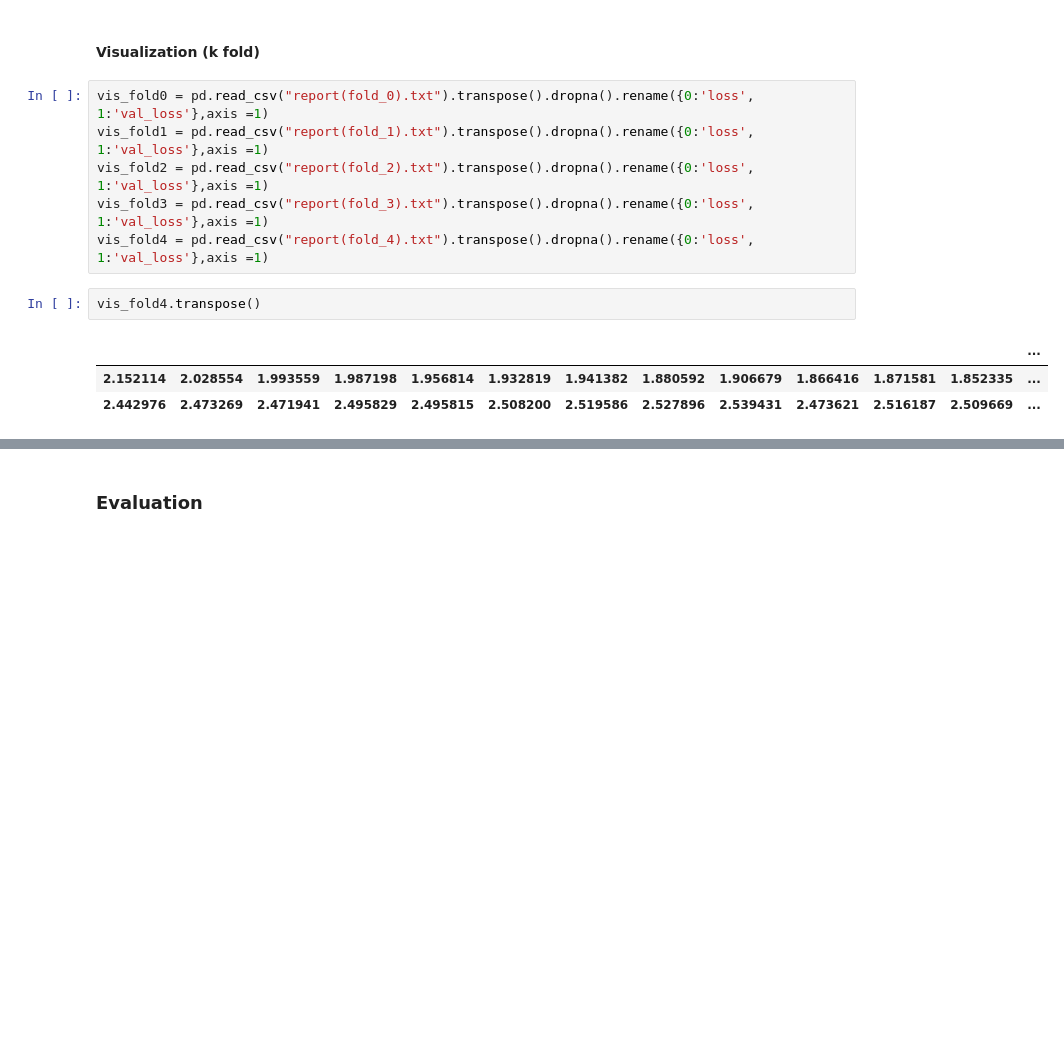
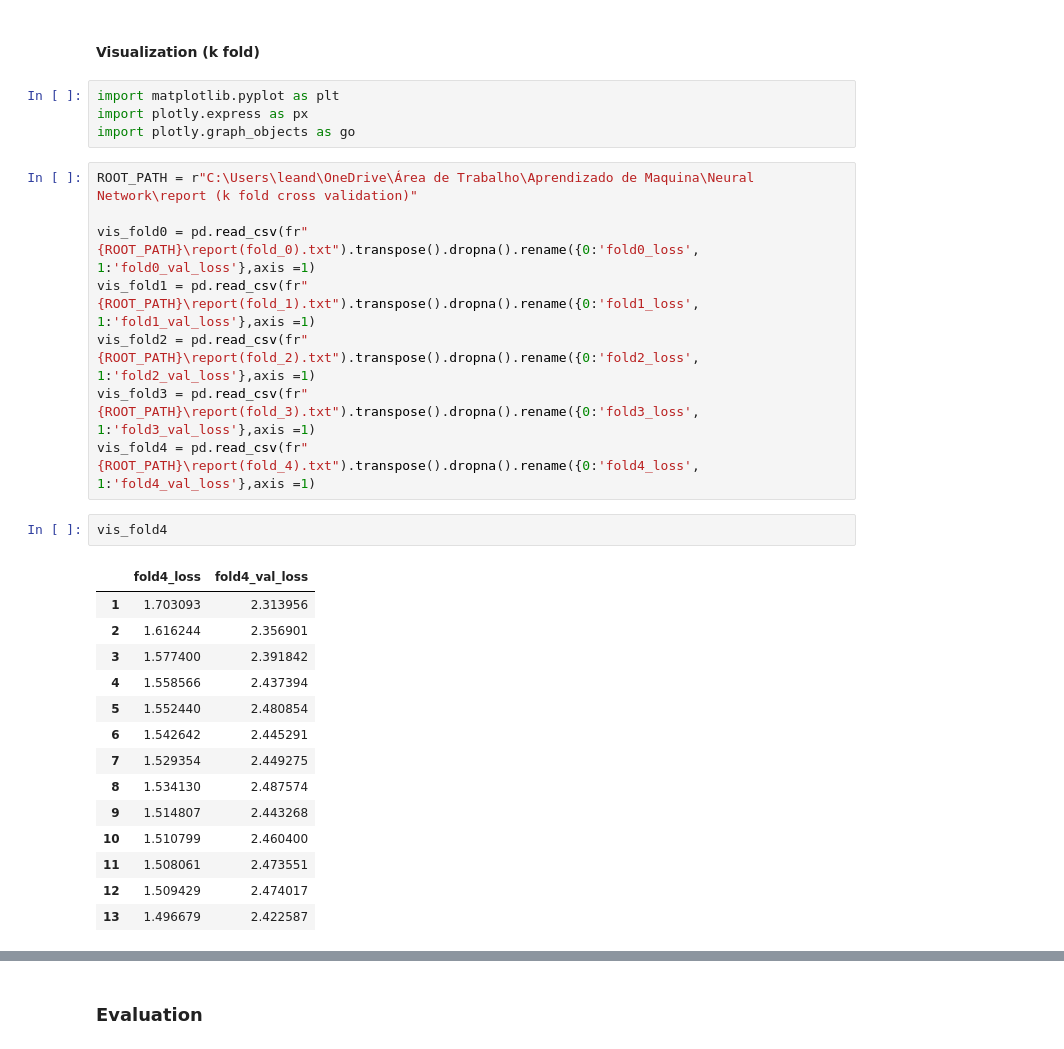
Before and after one commit to Leandro-Bernardo/Machine-Learning, a Jupyter notebook: Python/Neural Network/NeuralNetwork.ipynb, the cells around one changed output, grey strips where cells are left out. Drawn from its saved outputs; the diff is of its cells as text; blank space fills up the shorter version.

```diff
--- a/Python/Neural Network/NeuralNetwork.ipynb
+++ b/Python/Neural Network/NeuralNetwork.ipynb
@@ -366,14 +369,31 @@ for fold in k_folds.keys():
 # %% [markdown]
 #### Visualization (k fold)
+# %%
+import matplotlib.pyplot as plt
+import plotly.express as px
+import plotly.graph_objects as go
 # %%
-vis_fold0 = pd.read_csv("report(fold_0).txt").transpose().dropna().rename({0:'loss', 1:'val_loss'},axis =1)
-vis_fold1 = pd.read_csv("report(fold_1).txt").transpose().dropna().rename({0:'loss', 1:'val_loss'},axis =1)
-vis_fold2 = pd.read_csv("report(fold_2).txt").transpose().dropna().rename({0:'loss', 1:'val_loss'},axis =1)
-vis_fold3 = pd.read_csv("report(fold_3).txt").transpose().dropna().rename({0:'loss', 1:'val_loss'},axis =1)
-vis_fold4 = pd.read_csv("report(fold_4).txt").transpose().dropna().rename({0:'loss', 1:'val_loss'},axis =1)
+ROOT_PATH = r"C:\Users\leand\OneDrive\Área de Trabalho\Aprendizado de Maquina\Neural Network\report (k fold cross validation)"
+
+vis_fold0 = pd.read_csv(fr"{ROOT_PATH}\report(fold_0).txt").transpose().dropna().rename({0:'fold0_loss', 1:'fold0_val_loss'},axis =1)
+vis_fold1 = pd.read_csv(fr"{ROOT_PATH}\report(fold_1).txt").transpose().dropna().rename({0:'fold1_loss', 1:'fold1_val_loss'},axis =1)
+vis_fold2 = pd.read_csv(fr"{ROOT_PATH}\report(fold_2).txt").transpose().dropna().rename({0:'fold2_loss', 1:'fold2_val_loss'},axis =1)
+vis_fold3 = pd.read_csv(fr"{ROOT_PATH}\report(fold_3).txt").transpose().dropna().rename({0:'fold3_loss', 1:'fold3_val_loss'},axis =1)
+vis_fold4 = pd.read_csv(fr"{ROOT_PATH}\report(fold_4).txt").transpose().dropna().rename({0:'fold4_loss', 1:'fold4_val_loss'},axis =1)
 # %%
-vis_fold4.transpose()
+vis_fold4
 # %% [output]
-|  |  |  |  |  |  |  |  |  |  |  |  | ... |
-| 2.152114 | 2.028554 | 1.993559 | 1.987198 | 1.956814 | 1.932819 | 1.941382 | 1.880592 | 1.906679 | 1.866416 | 1.871581 | 1.852335 | ... |
-| 2.442976 | 2.473269 | 2.471941 | 2.495829 | 2.495815 | 2.508200 | 2.519586 | 2.527896 | 2.539431 | 2.473621 | 2.516187 | 2.509669 | ... |
+|  | fold4_loss | fold4_val_loss |
+| 1 | 1.703093 | 2.313956 |
+| 2 | 1.616244 | 2.356901 |
+| 3 | 1.577400 | 2.391842 |
+| 4 | 1.558566 | 2.437394 |
+| 5 | 1.552440 | 2.480854 |
+| 6 | 1.542642 | 2.445291 |
+| 7 | 1.529354 | 2.449275 |
+| 8 | 1.534130 | 2.487574 |
+| 9 | 1.514807 | 2.443268 |
+| 10 | 1.510799 | 2.460400 |
+| 11 | 1.508061 | 2.473551 |
+| 12 | 1.509429 | 2.474017 |
+| 13 | 1.496679 | 2.422587 |
```
Also changed, not shown: parts of 9 cells of this notebook, 7 other files.
